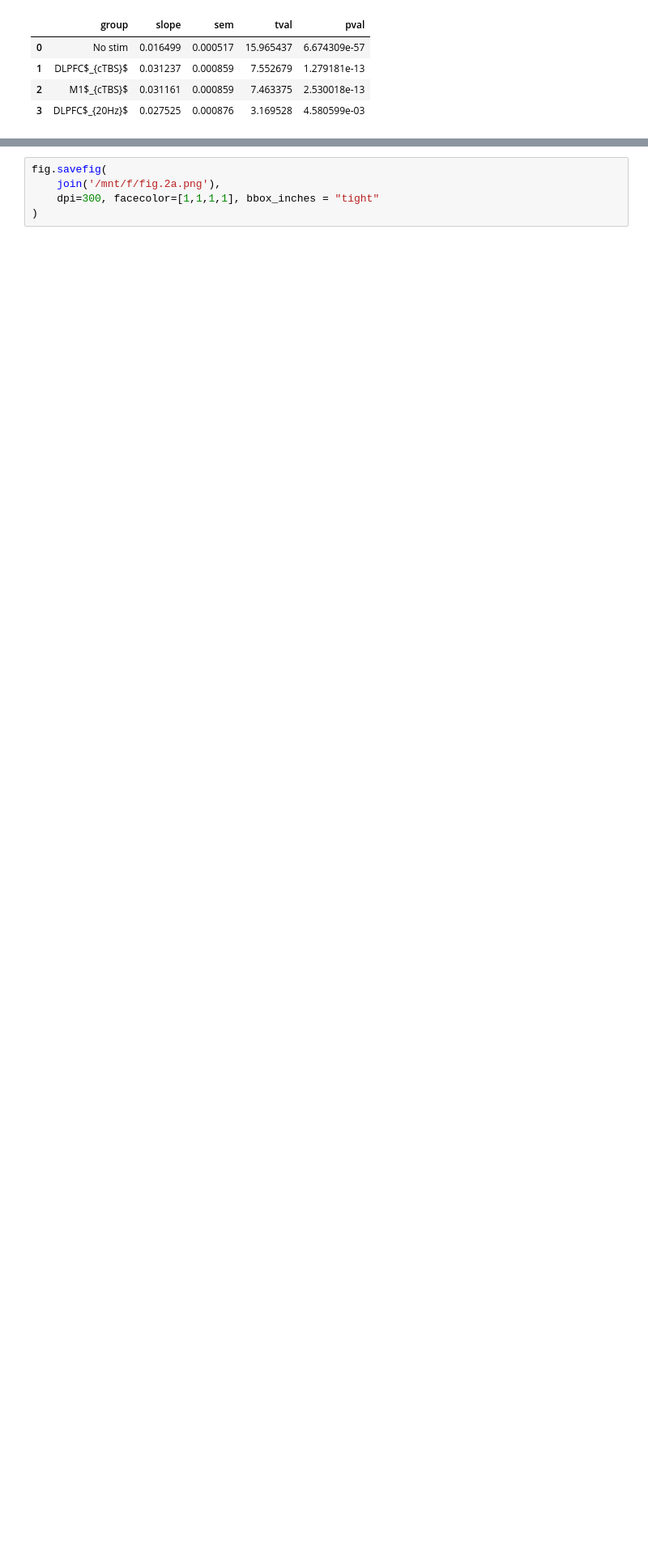
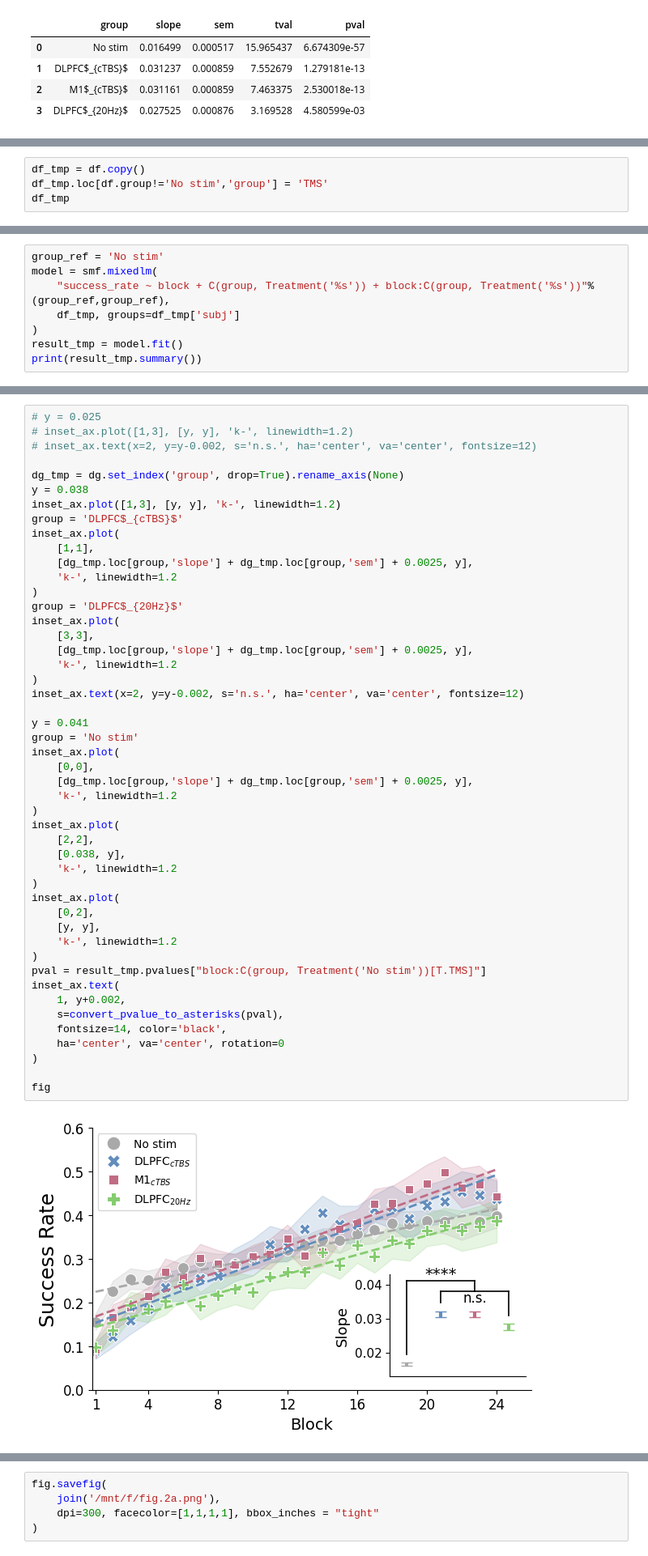
Before and after one commit to psb629/GloveProject_TMS, a Jupyter notebook: scripts/behav.fig.2a.ipynb, the cells around one changed output, grey strips where cells are left out. Shown at 81% size. Saved outputs shown, nothing was run; the diff lists cells and outputs as text; blank space fills up the shorter version.

```diff
--- a/scripts/behav.fig.2a.ipynb
+++ b/scripts/behav.fig.2a.ipynb
@@ -272,0 +281,4 @@ fig
+# %%
+df_tmp = df.copy()
+df_tmp.loc[df.group!='No stim','group'] = 'TMS'
+df_tmp
@@ -272,0 +299,8 @@ fig
+# %%
+group_ref = 'No stim'
+model = smf.mixedlm(
+    "success_rate ~ block + C(group, Treatment('%s')) + block:C(group, Treatment('%s'))"%(group_ref,group_ref),
+    df_tmp, groups=df_tmp['subj']
+)
+result_tmp = model.fit()
+print(result_tmp.summary())
@@ -273 +325,51 @@ fig
+# %%
+# y = 0.025
+# inset_ax.plot([1,3], [y, y], 'k-', linewidth=1.2)
+# inset_ax.text(x=2, y=y-0.002, s='n.s.', ha='center', va='center', fontsize=12)
+
+dg_tmp = dg.set_index('group', drop=True).rename_axis(None)
+y = 0.038
+inset_ax.plot([1,3], [y, y], 'k-', linewidth=1.2)
+group = 'DLPFC$_{cTBS}$'
+inset_ax.plot(
+    [1,1],
+    [dg_tmp.loc[group,'slope'] + dg_tmp.loc[group,'sem'] + 0.0025, y],
+    'k-', linewidth=1.2
+)
+group = 'DLPFC$_{20Hz}$'
+inset_ax.plot(
+    [3,3],
+    [dg_tmp.loc[group,'slope'] + dg_tmp.loc[group,'sem'] + 0.0025, y],
+    'k-', linewidth=1.2
+)
+inset_ax.text(x=2, y=y-0.002, s='n.s.', ha='center', va='center', fontsize=12)
+
+y = 0.041
+group = 'No stim'
+inset_ax.plot(
+    [0,0],
+    [dg_tmp.loc[group,'slope'] + dg_tmp.loc[group,'sem'] + 0.0025, y],
+    'k-', linewidth=1.2
+)
+inset_ax.plot(
+    [2,2],
+    [0.038, y],
+    'k-', linewidth=1.2
+)
+inset_ax.plot(
+    [0,2],
+    [y, y],
+    'k-', linewidth=1.2
+)
+pval = result_tmp.pvalues["block:C(group, Treatment('No stim'))[T.TMS]"]
+inset_ax.text(
+    1, y+0.002,
+    s=convert_pvalue_to_asterisks(pval),
+    fontsize=14, color='black',
+    ha='center', va='center', rotation=0
+)
+
+fig
+# %% [output]
+[figure, added]
 # %%
```
Also changed, not shown: parts of 5 cells of this notebook.
